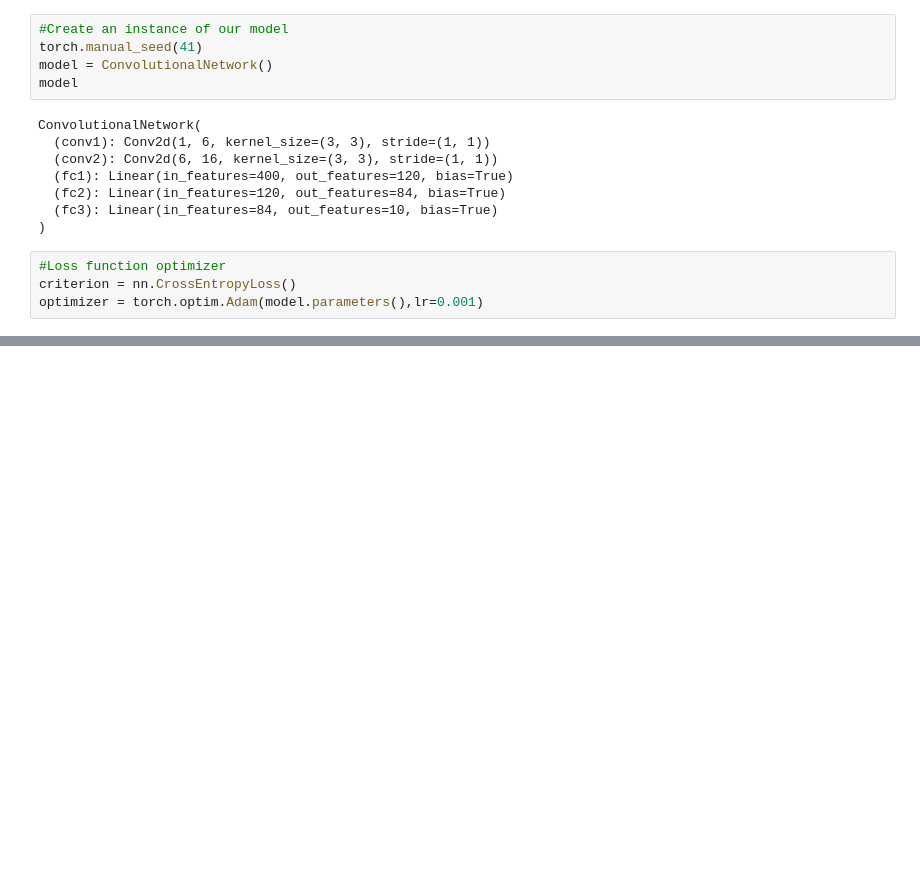
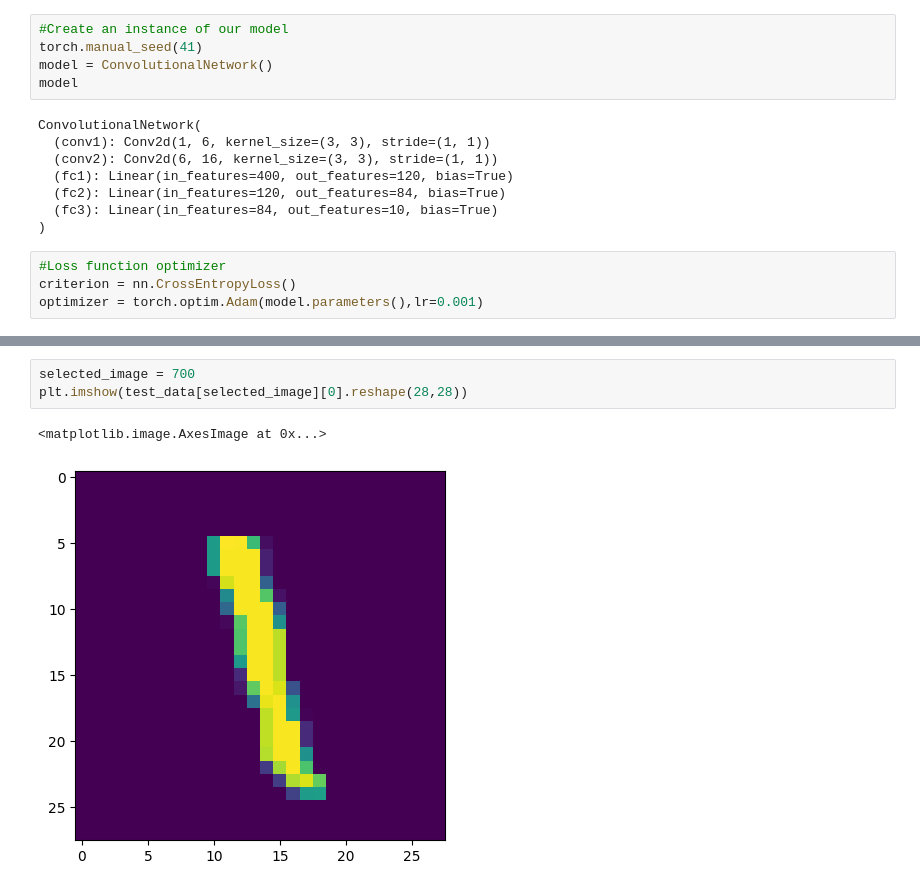
Before and after one commit to JordanMusera/deep_learning, a Jupyter notebook: Convolutional_neural_network.ipynb, the cells around one changed output, grey strips where cells are left out. Drawn from its saved outputs; the diff is of its cells as text; blank space fills up the shorter version.

```diff
--- a/Convolutional_neural_network.ipynb
+++ b/Convolutional_neural_network.ipynb
@@ -173,0 +187,6 @@ Training Took: 4.2033159295717875 minutes
+# %%
+selected_image = 700
+plt.imshow(test_data[selected_image][0].reshape(28,28))
+# %% [output]
+<matplotlib.image.AxesImage at 0x...>
+[figure, added]
```
Also changed, not shown: parts of 3 cells of this notebook.
